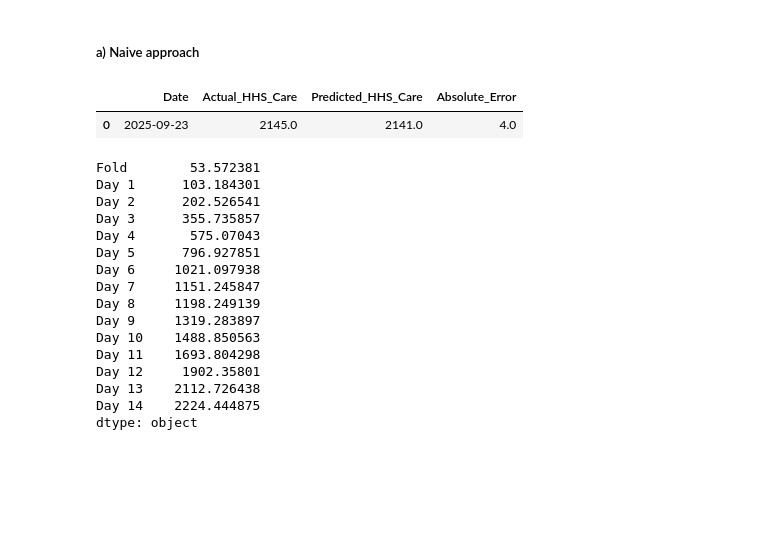
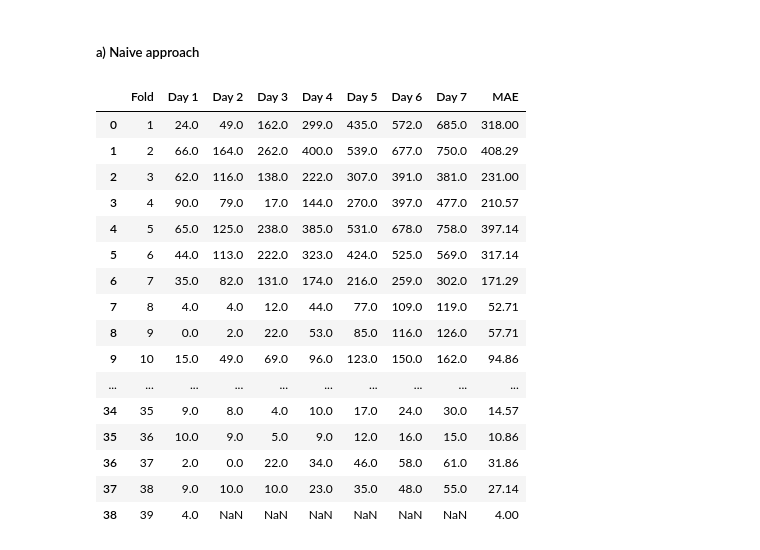
Before and after one commit to amithvardhan99/resume-projects, a Jupyter notebook: Predictive Forecasting of Care Load & Placement Demand/notebook.ipynb, the cells around one changed output. Drawn from its saved outputs; the diff is of its cells as text; code cells hidden in the pictures; blank space fills up the shorter version.

```diff
--- a/Predictive Forecasting of Care Load & Placement Demand/notebook.ipynb
+++ b/Predictive Forecasting of Care Load & Placement Demand/notebook.ipynb
@@ -473,9 +474,10 @@ def retrieve_validation_window(validation_window_1,length_of_window):
 # %% [markdown]
 #####   a) Naive approach
 # %%
-validation_data = retrieve_validation_window(validation_window_1,14)
+validation_data = retrieve_validation_window(validation_window_1,7)
 cols = ["Day "+str(i) for i in range(1,8)]
 mae_df = pd.DataFrame(columns = ["Fold"]+cols)
+rmse_df = pd.DataFrame(columns = ["Fold"]+cols)
 rt = 0
 
 for i in validation_data:
@@ -489,37 +491,42 @@ for i in validation_data:
     df_train_test["Actual_HHS_Care"] = df_7[[k in i for k in df_7["Date"]]]["HHS_Care"].values
     df_train_test["Predicted_HHS_Care"] = hhs_care_predicted_value
 
-    df_train_test["Absolute_Error"] = abs(df_train_test["Predicted_HHS_Care"] - df_train_test["Actual_HHS_Care"])
-
     cols_1 = ["Day "+str(i) for i in range(1,len(i)+1)]
 
 
+    df_train_test["Absolute_Error"] = abs(df_train_test["Predicted_HHS_Care"] - df_train_test["Actual_HHS_Care"])
+    mae = mean_absolute_error(df_train_test["Actual_HHS_Care"],df_train_test["Predicted_HHS_Care"])
     mae_df.loc[rt,"Fold"] = (rt + 1)
     mae_df.loc[rt,cols_1] = df_train_test["Absolute_Error"].values
+    mae_df.loc[rt,"MAE"] = round(mae,2)
+
+
+    df_train_test["Squared_Error"] = (df_train_test["Predicted_HHS_Care"] - df_train_test["Actual_HHS_Care"]) * (df_train_test["Predicted_HHS_Care"] - df_train_test["Actual_HHS_Care"])
+    rmse = root_mean_squared_error(df_train_test["Actual_HHS_Care"],df_train_test["Predicted_HHS_Care"])
+    rmse_df.loc[rt,"Fold"] = (rt + 1)
+    rmse_df.loc[rt,cols_1] = df_train_test["Absolute_Error"].values
+    rmse_df.loc[rt,"RMSE"] = round(rmse,2)
+
 
     rt += 1
-
-df_train_test
-# %% [output]
-|  | Date | Actual_HHS_Care | Predicted_HHS_Care | Absolute_Error |
-| 0 | 2025-09-23 | 2145.0 | 2141.0 | 4.0 |
-# %%
-np.power(np.square(mae_df).sum(),0.5)
-# %% [output]
-Fold        53.572381
-Day 1      103.184301
-Day 2      202.526541
-Day 3      355.735857
-Day 4       575.07043
-Day 5      796.927851
-Day 6     1021.097938
-Day 7     1151.245847
-Day 8     1198.249139
-Day 9     1319.283897
-Day 10    1488.850563
-Day 11    1693.804298
-Day 12     1902.35801
-Day 13    2112.726438
-Day 14    2224.444875
-dtype: object
+# %%
+mae_df
+# %% [output]
+|  | Fold | Day 1 | Day 2 | Day 3 | Day 4 | Day 5 | Day 6 | Day 7 | MAE |
+| 0 | 1 | 24.0 | 49.0 | 162.0 | 299.0 | 435.0 | 572.0 | 685.0 | 318.00 |
+| 1 | 2 | 66.0 | 164.0 | 262.0 | 400.0 | 539.0 | 677.0 | 750.0 | 408.29 |
+| 2 | 3 | 62.0 | 116.0 | 138.0 | 222.0 | 307.0 | 391.0 | 381.0 | 231.00 |
+| 3 | 4 | 90.0 | 79.0 | 17.0 | 144.0 | 270.0 | 397.0 | 477.0 | 210.57 |
+| 4 | 5 | 65.0 | 125.0 | 238.0 | 385.0 | 531.0 | 678.0 | 758.0 | 397.14 |
+| 5 | 6 | 44.0 | 113.0 | 222.0 | 323.0 | 424.0 | 525.0 | 569.0 | 317.14 |
+| 6 | 7 | 35.0 | 82.0 | 131.0 | 174.0 | 216.0 | 259.0 | 302.0 | 171.29 |
+| 7 | 8 | 4.0 | 4.0 | 12.0 | 44.0 | 77.0 | 109.0 | 119.0 | 52.71 |
+| 8 | 9 | 0.0 | 2.0 | 22.0 | 53.0 | 85.0 | 116.0 | 126.0 | 57.71 |
+| 9 | 10 | 15.0 | 49.0 | 69.0 | 96.0 | 123.0 | 150.0 | 162.0 | 94.86 |
+| ... | ... | ... | ... | ... | ... | ... | ... | ... | ... |
+| 34 | 35 | 9.0 | 8.0 | 4.0 | 10.0 | 17.0 | 24.0 | 30.0 | 14.57 |
+| 35 | 36 | 10.0 | 9.0 | 5.0 | 9.0 | 12.0 | 16.0 | 15.0 | 10.86 |
+| 36 | 37 | 2.0 | 0.0 | 22.0 | 34.0 | 46.0 | 58.0 | 61.0 | 31.86 |
+| 37 | 38 | 9.0 | 10.0 | 10.0 | 23.0 | 35.0 | 48.0 | 55.0 | 27.14 |
+| 38 | 39 | 4.0 | NaN | NaN | NaN | NaN | NaN | NaN | 4.00 |
 # %%
```
Also changed, not shown: parts of 5 cells of this notebook, 2 other files.
